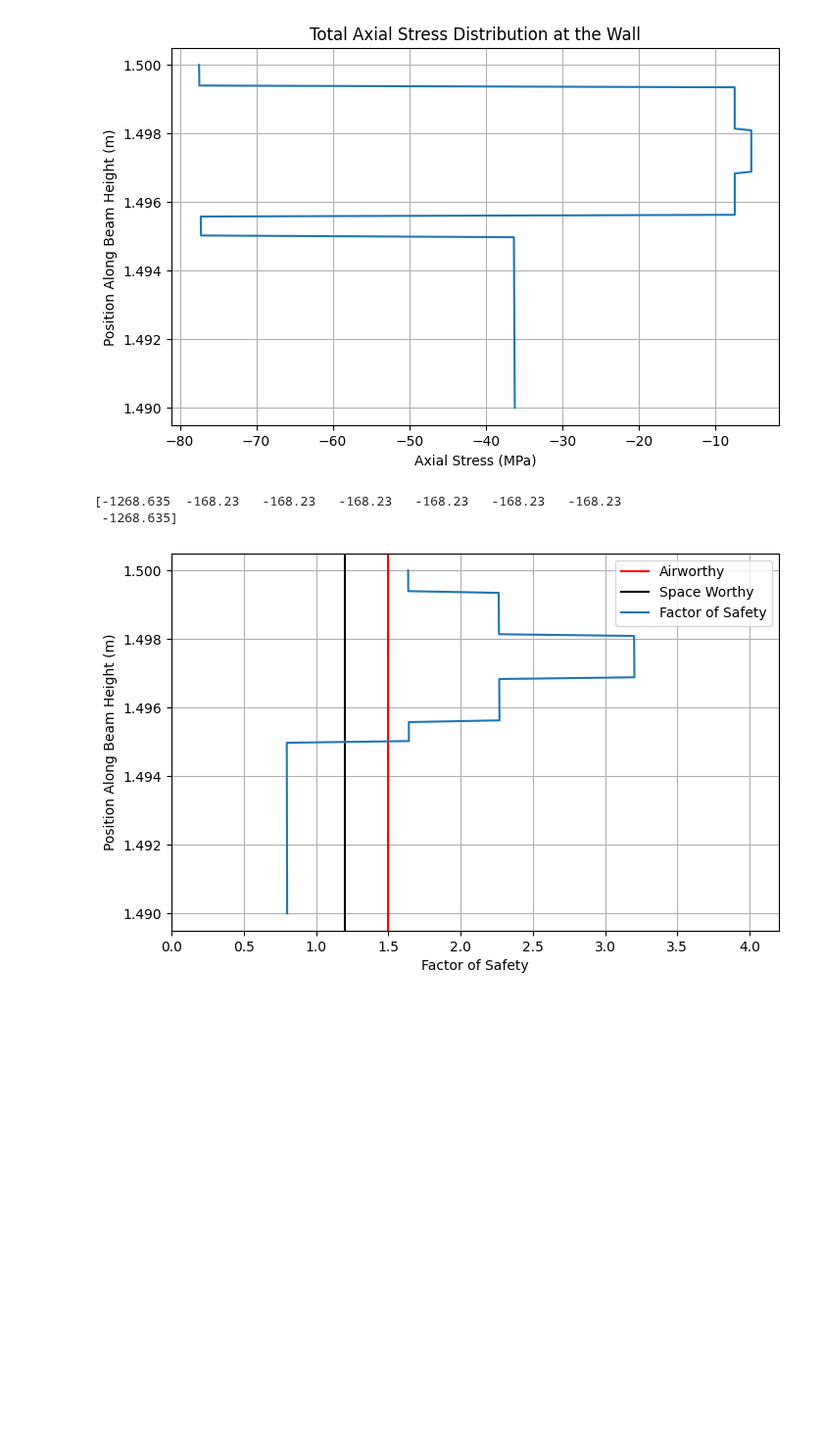
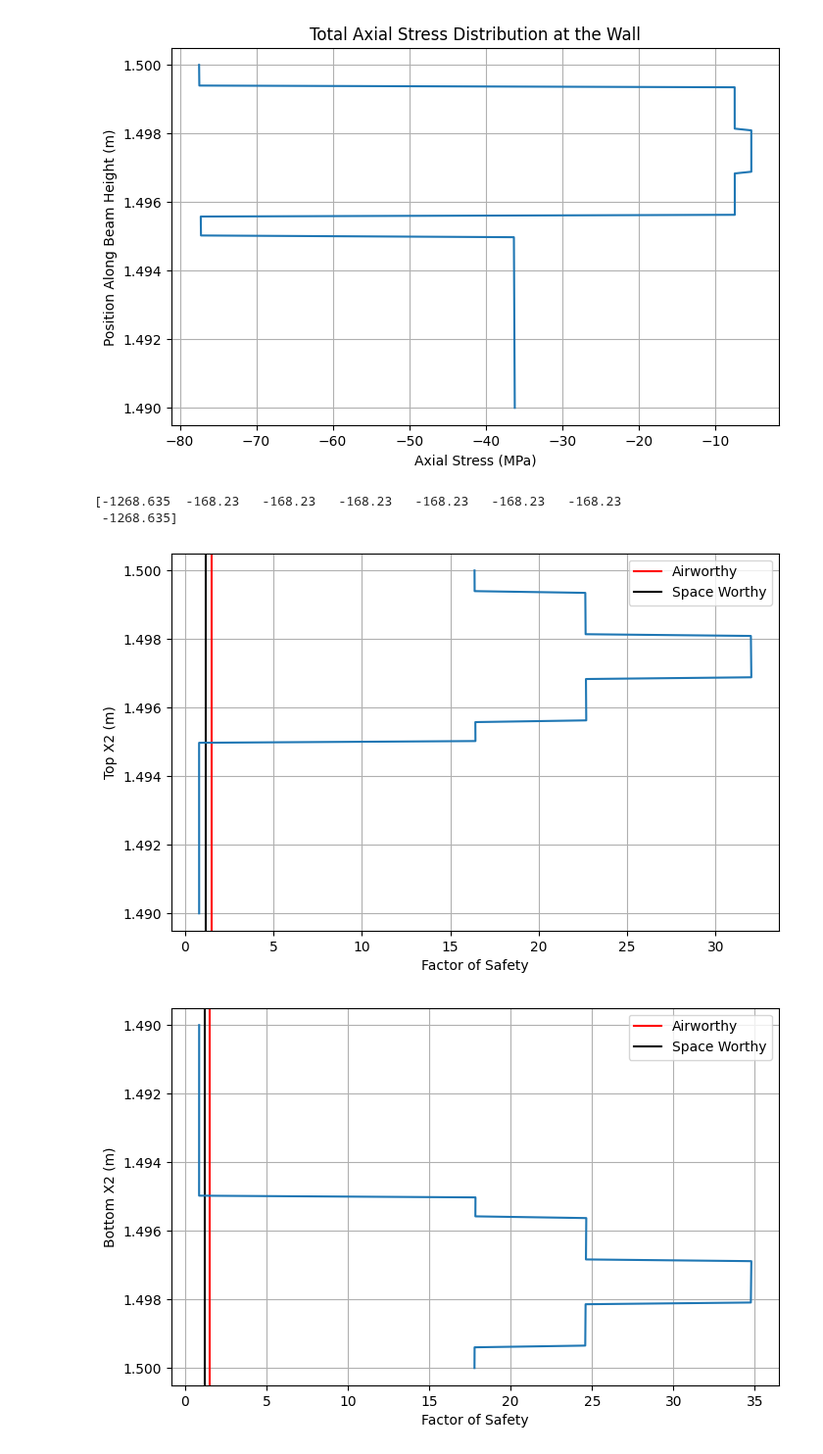
Before and after one commit to ndrichmond/EAE135Project2, a Jupyter notebook: main.ipynb, the cells around one changed output. Shown at 98% size. Cells and saved outputs as stored; diff of their text form; code cells hidden in the pictures; blank space fills up the shorter version.

Commit message:
top and bottom

```diff
--- a/main.ipynb
+++ b/main.ipynb
@@ -232,9 +232,13 @@ plt.show()
 # Position Along Beam Height versus total axial stress
 
 total_sigma = np.zeros(len(sigma))
+#Top_sigma = np.zeros(len(sigma))
+Bot_sigma = np.zeros(len(sigma))
 
 for i in range(len(sigma)):
-    total_sigma[i] = sigma[i] + axial[i]
+    total_sigma[i] = +sigma[i] + axial[i]
+    #Top_sigma[i] = total_sigma[i]
+    Bot_sigma[i] = sigma2[i] + axial[i]
 
 
 plt.figure(figsize=(8, 5))
@@ -251,6 +255,9 @@ plt.show()
 # Plot the Factor of Safety the wall (Compression)
 # X2
 
+# PLOT 4
+# Plot the total axial stress distribution at the wall (Compression)
+# Position Along Beam Height versus total axial stress
 x2 = np.linspace(R_i, R_c,200)
 r = R_a + 0.005/8
 
@@ -271,39 +278,60 @@ S_layers = np.array([getS(0), getS(45), getS(-45), getS(90), getS(90), getS(-45)
 
 #for i in range(len(x2))
 
 S_al = 289.6 #MPa
 print(S_layers)
-SF = []
+SFTOP = []
+SFBOT = []
 j = 0
 for i in range(len(x2)):
     #print(i)
     if x2[i] < R_a:
-        SF.append(S_al/total_sigma[i]/10)
+        SFTOP.append(S_al/total_sigma[i]/10)
+        SFBOT.append(S_al/Bot_sigma[i]/10)
         #print(total_sigma[i])
         #print(SF)
     if x2[i] >= R_a and x2[i] < (r):
-        SF.append(S_layers[j]/total_sigma[i]/10)
+        SFTOP.append(S_layers[j]/total_sigma[i])
+        SFBOT.append(S_layers[j]/Bot_sigma[i])
+
 
     if x2[i] > r:
         r = r + 0.005/8
         j = j + 1
-        SF.append(S_layers[j]/total_sigma[i]/10)
+        SFTOP.append(S_layers[j]/total_sigma[i])
+
+        SFBOT.append(S_layers[j]/Bot_sigma[i])
 
 plt.figure(figsize=(8, 5))
-plt.xlim([0,max(SF)+1])
+#plt.xlim([0,max(SFTOP)+1])
 plt.axvline(x = 1.5, color = 'red',label = 'Airworthy')
 plt.axvline(x = 1.2, color = 'black', label = 'Space Worthy')
-plt.plot(np.abs(SF),x2, label = 'Factor of Safety')
-
-plt.ylabel("Position Along Beam Height (m)")
+plt.plot(np.abs(SFTOP),x2)
+plt.ylabel("Top X2 (m)")
 plt.xlabel("Factor of Safety")
 #plt.title("Factor of Safety at the Wall")
 plt.legend()
 plt.grid()
 plt.show()
 
+plt.figure(figsize=(8, 5))
+#plt.xlim([0,max(SFBOT)+1])
+plt.axvline(x = 1.5, color = 'red', label = 'Airworthy')
+plt.axvline(x = 1.2, color = 'black', label = 'Space Worthy')
+plt.plot(np.abs(SFBOT),x2)
+plt.gca().invert_yaxis()
+plt.ylabel("Bottom X2 (m)")
+plt.xlabel("Factor of Safety")
+#plt.title("Factor of Safety at the Wall")
+plt.legend()
+plt.grid()
+plt.show()
+
+
+
 # hello
 # %% [output]
 [-1268.635  -168.23   -168.23   -168.23   -168.23   -168.23   -168.23
  -1268.635]
-[figure, old version]
+[figure, new version]
+[figure, added]
```
